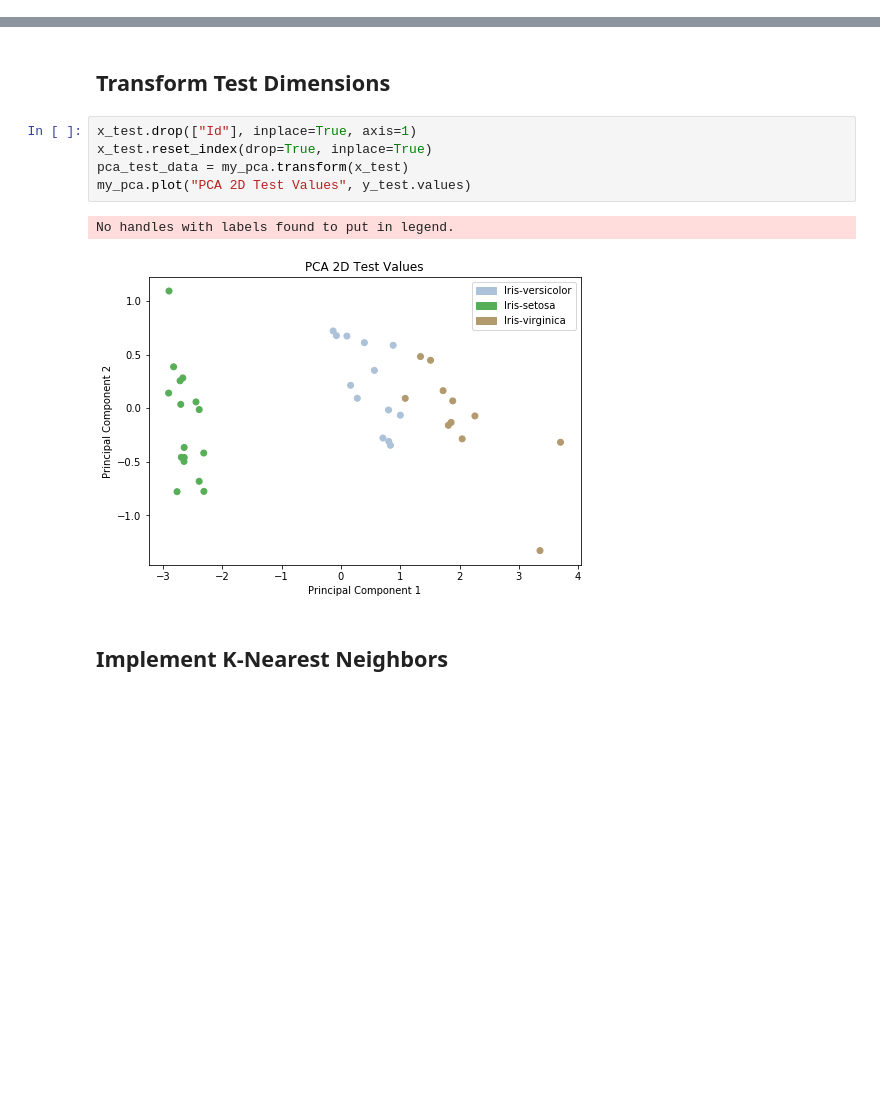
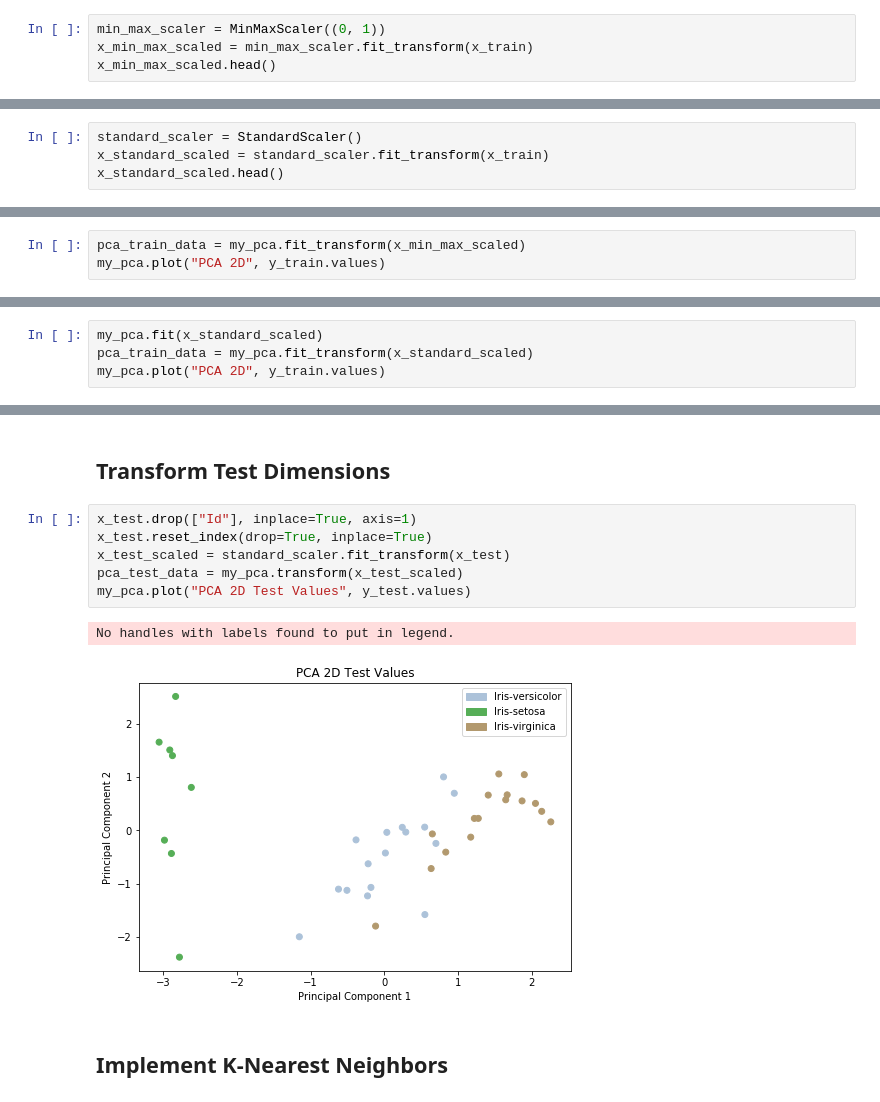
Before and after one commit to luisespriella9/ML-Algorithms, a Jupyter notebook: K-Nearest-Neighbors.ipynb, the cells around one changed output, grey strips where cells are left out. Saved outputs shown, nothing was run; the diff lists cells and outputs as text; blank space fills up the shorter version.

Commit message:
implemented min max scaling and standard scaling

```diff
--- a/K-Nearest-Neighbors.ipynb
+++ b/K-Nearest-Neighbors.ipynb
@@ -65,0 +112,4 @@ used to normalize the range of independent variables or features of data
+# %%
+min_max_scaler = MinMaxScaler((0, 1))
+x_min_max_scaled = min_max_scaler.fit_transform(x_train)
+x_min_max_scaled.head()
@@ -65,0 +137,4 @@ used to normalize the range of independent variables or features of data
+# %%
+standard_scaler = StandardScaler()
+x_standard_scaled = standard_scaler.fit_transform(x_train)
+x_standard_scaled.head()
@@ -169,0 +270,3 @@ No handles with labels found to put in legend.
+# %%
+pca_train_data = my_pca.fit_transform(x_min_max_scaled)
+my_pca.plot("PCA 2D", y_train.values)
@@ -169,0 +276,4 @@ No handles with labels found to put in legend.
+# %%
+my_pca.fit(x_standard_scaled)
+pca_train_data = my_pca.fit_transform(x_standard_scaled)
+my_pca.plot("PCA 2D", y_train.values)
@@ -206,11 +319,12 @@ my_pca3.plot("PCA 3D", y_train.values)
 # %%
 x_test.drop(["Id"], inplace=True, axis=1)
 x_test.reset_index(drop=True, inplace=True)
-pca_test_data = my_pca.transform(x_test)
+x_test_scaled = standard_scaler.fit_transform(x_test)
+pca_test_data = my_pca.transform(x_test_scaled)
 my_pca.plot("PCA 2D Test Values", y_test.values)
 # %% [output]
 No handles with labels found to put in legend.
-[figure, old version]
+[figure, new version]
 # %% [markdown]
 ## Implement K-Nearest Neighbors
 # %%
```
Also changed, not shown: parts of 22 cells of this notebook.
